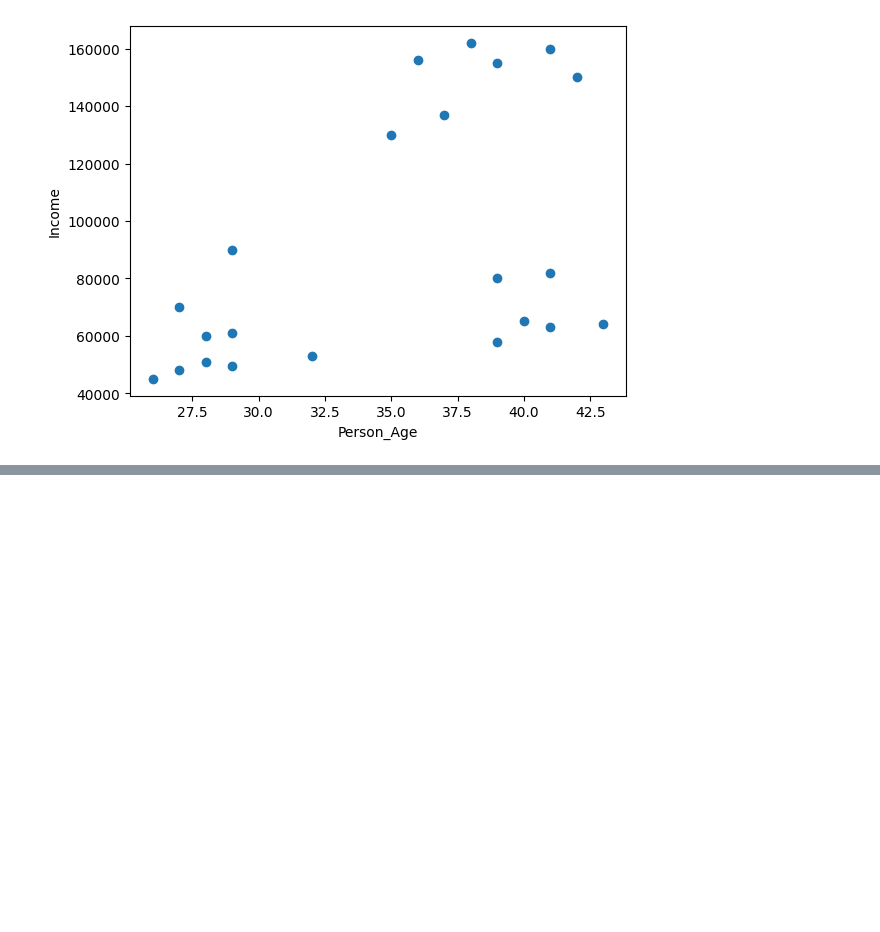
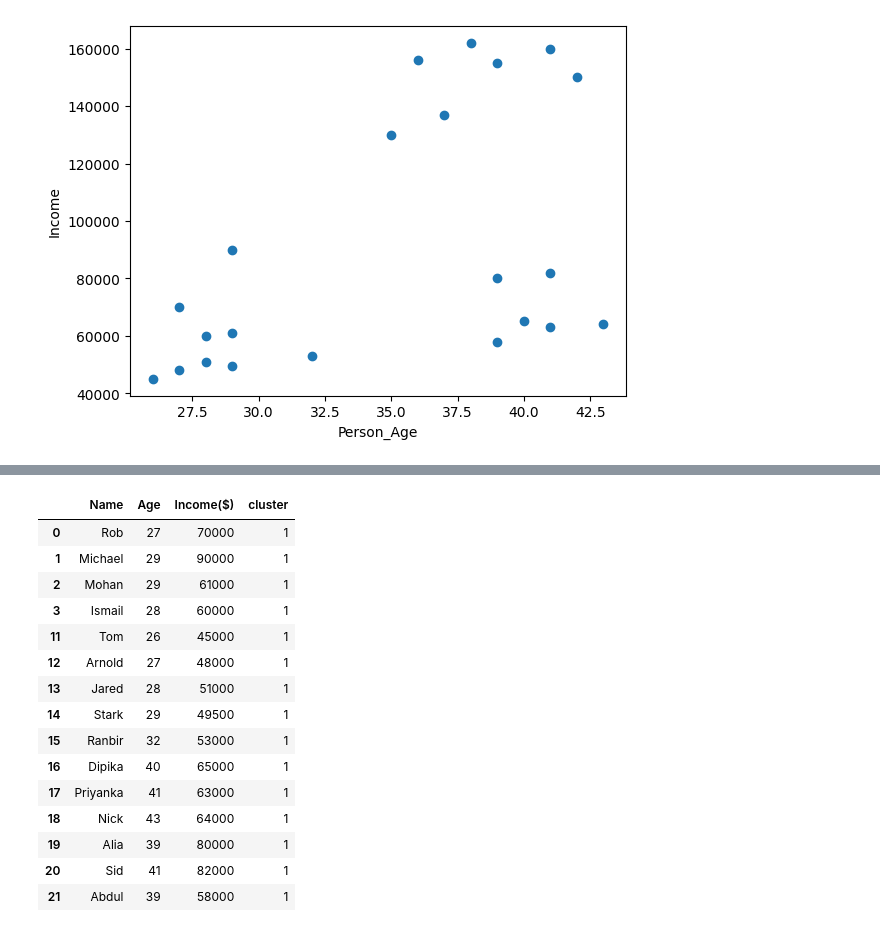
Before and after one commit to ahmedcurious/Data-Science-Work, a Jupyter notebook: Machine_Learning/14_K_Means_Clustering/file.ipynb, the cells around one changed output, grey strips where cells are left out. Saved outputs shown, nothing was run; the diff lists cells and outputs as text; code cells hidden in the pictures; blank space fills up the shorter version.

```diff
--- a/Machine_Learning/14_K_Means_Clustering/file.ipynb
+++ b/Machine_Learning/14_K_Means_Clustering/file.ipynb
@@ -128,0 +145,20 @@ df.head(n=10)
+# %%
+df_cluster_1 = df[df.cluster == 1]
+df_cluster_1
+# %% [output]
+|  | Name | Age | Income($) | cluster |
+| 0 | Rob | 27 | 70000 | 1 |
+| 1 | Michael | 29 | 90000 | 1 |
+| 2 | Mohan | 29 | 61000 | 1 |
+| 3 | Ismail | 28 | 60000 | 1 |
+| 11 | Tom | 26 | 45000 | 1 |
+| 12 | Arnold | 27 | 48000 | 1 |
+| 13 | Jared | 28 | 51000 | 1 |
+| 14 | Stark | 29 | 49500 | 1 |
+| 15 | Ranbir | 32 | 53000 | 1 |
+| 16 | Dipika | 40 | 65000 | 1 |
+| 17 | Priyanka | 41 | 63000 | 1 |
+| 18 | Nick | 43 | 64000 | 1 |
+| 19 | Alia | 39 | 80000 | 1 |
+| 20 | Sid | 41 | 82000 | 1 |
+| 21 | Abdul | 39 | 58000 | 1 |
```
Also changed, not shown: parts of 20 cells of this notebook, 4 other files.
